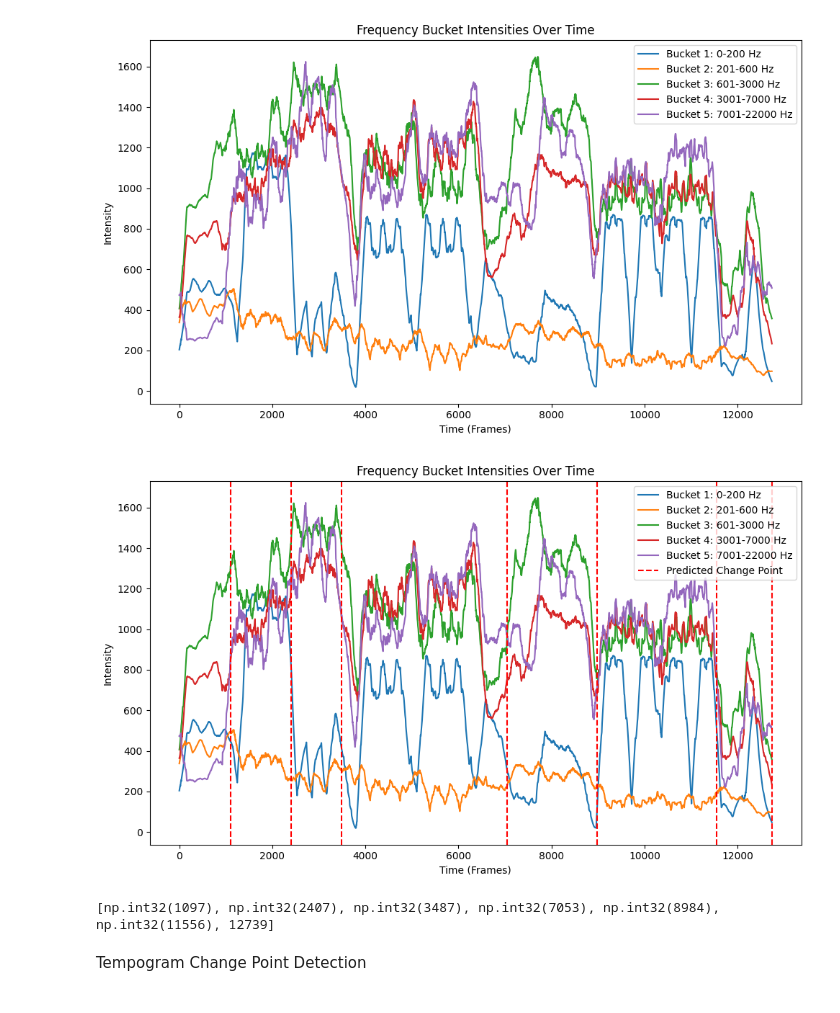
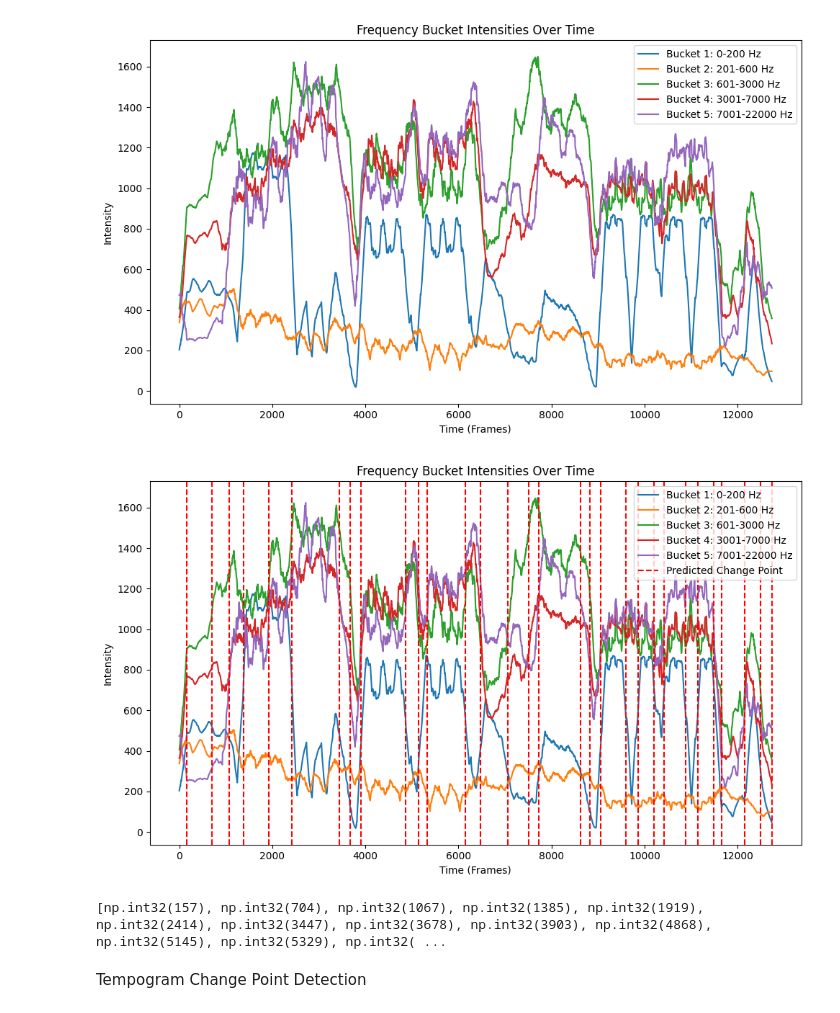
Before and after one commit to shiva-menta/automatic-cuepoints, a Jupyter notebook: track_interface/cuepoint_engines/visualizer.ipynb, the cells around one changed output. Cells and saved outputs as stored; diff of their text form; code cells hidden in the pictures.

```diff
--- a/track_interface/cuepoint_engines/visualizer.ipynb
+++ b/track_interface/cuepoint_engines/visualizer.ipynb
@@ -105,13 +105,13 @@ plot_frequency_buckets()
 # %%
 # 200 100000000
 mat = np.array(freq_bucket_to_signal).T
 model = rpt.KernelCPD(kernel="linear", min_size=157).fit(mat)
-estimated_change_points = model.predict(pen=175000000)
+estimated_change_points = model.predict(pen=10000000)
 
 plot_frequency_buckets(estimated_change_points, [])
 print(estimated_change_points)
 # %% [output]
-[figure, old version]
+[figure, new version]
-[np.int32(1097), np.int32(2407), np.int32(3487), np.int32(7053), np.int32(8984), np.int32(11556), 12739]
+[np.int32(157), np.int32(704), np.int32(1067), np.int32(1385), np.int32(1919), np.int32(2414), np.int32(3447), np.int32(3678), np.int32(3903), np.int32(4868), np.int32(5145), np.int32(5329), np.int32( ...
 # %% [markdown]
 Tempogram Change Point Detection
```
Also changed, not shown: 2 other files.
